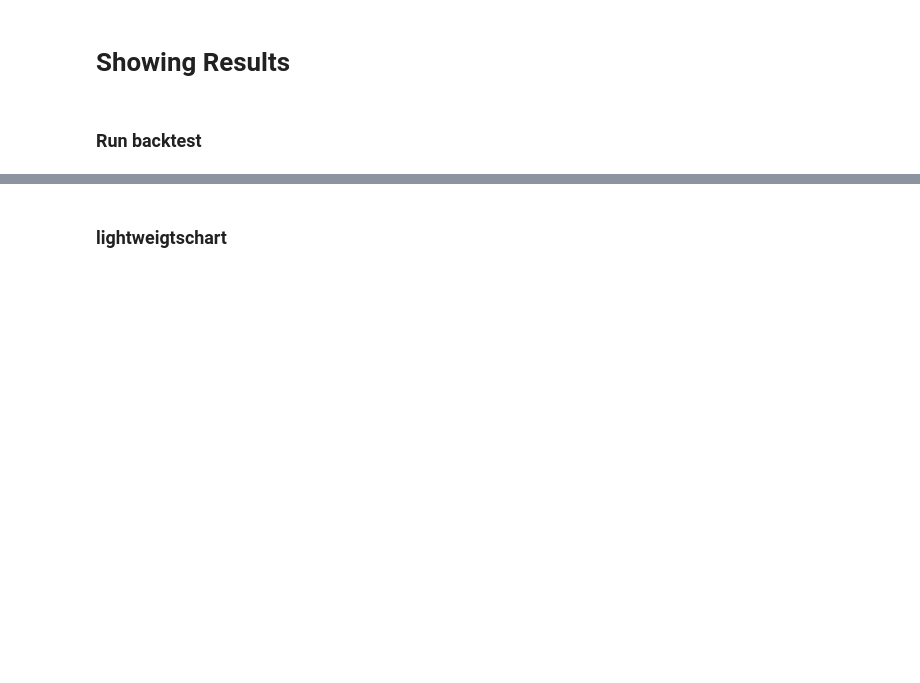
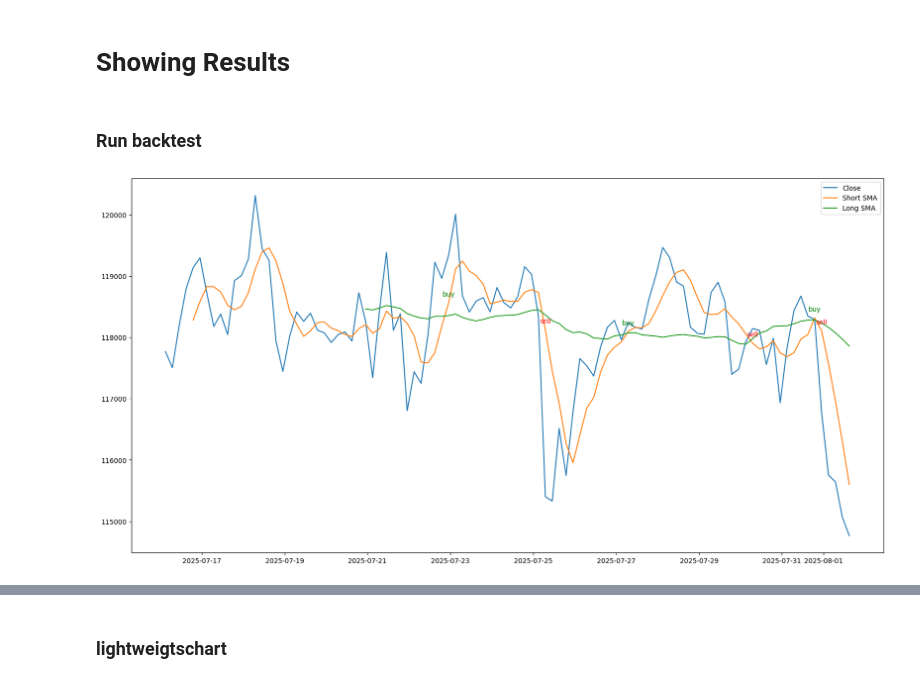
Before and after one commit to Huynh-Tr/autotrading_system, a Jupyter notebook: src/notebooks/trading.ipynb, the cells around one changed output, grey strips where cells are left out. Saved outputs shown, nothing was run; the diff lists cells and outputs as text; code cells hidden in the pictures; blank space fills up the shorter version.

```diff
--- a/src/notebooks/trading.ipynb
+++ b/src/notebooks/trading.ipynb
@@ -2380,0 +2359,47 @@ class TradingEngine:
+# %%
+short_sma, long_sma, diff = data_sma['short_sma'], data_sma['long_sma'], data_sma['sma_diff']
+
+signals = []
+
+for i in range(1, len(short_sma)+1):
+    # Get current and previous values
+    current_short = short_sma[:i].iloc[-1]
+    current_long = long_sma[:i].iloc[-1]
+    prev_short = short_sma[:i].iloc[-2] if len(short_sma[:i]) > 1 else current_short
+    prev_long = long_sma[:i].iloc[-2] if len(long_sma[:i]) > 1 else current_long
+
+    # Check for crossover
+    current_cross_up = current_short > current_long
+    prev_cross_up = prev_short > prev_long
+
+    if current_cross_up and not prev_cross_up:
+        signals.append('buy')
+    elif not current_cross_up and prev_cross_up:
+        signals.append('sell')
+    else:
+        signals.append('hold')
+
+data_sma['signals'] = signals
+# %%
+import matplotlib.pyplot as plt
+
+# Example: data_sma has columns 'index', 'price', 'signal'
+# 'signal' column contains 'buy', 'hold', or np.nan
+
+fig, ax = plt.subplots(figsize=(20, 10))
+ax.plot(data_sma.index, df['close'], label='Close')
+
+ax.plot(data_sma.index, data_sma['short_sma'], label='Short SMA')
+ax.plot(data_sma.index, data_sma['long_sma'], label='Long SMA')
+
+# Plot signals as text
+for idx, row in data_sma.iterrows():
+    if row['signals'] == 'buy':
+        ax.annotate('buy', (idx, row['short_sma']), textcoords="offset points", xytext=(0,10), ha='center', color='green')
+    elif row['signals'] == 'sell':
+        ax.annotate('sell', (idx, row['short_sma']), textcoords="offset points", xytext=(0,10), ha='center', color='red')
+
+plt.legend()
+plt.show()
+# %% [output]
+[figure, added]
```
Also changed, not shown: parts of 11 cells of this notebook, 14 other files.
